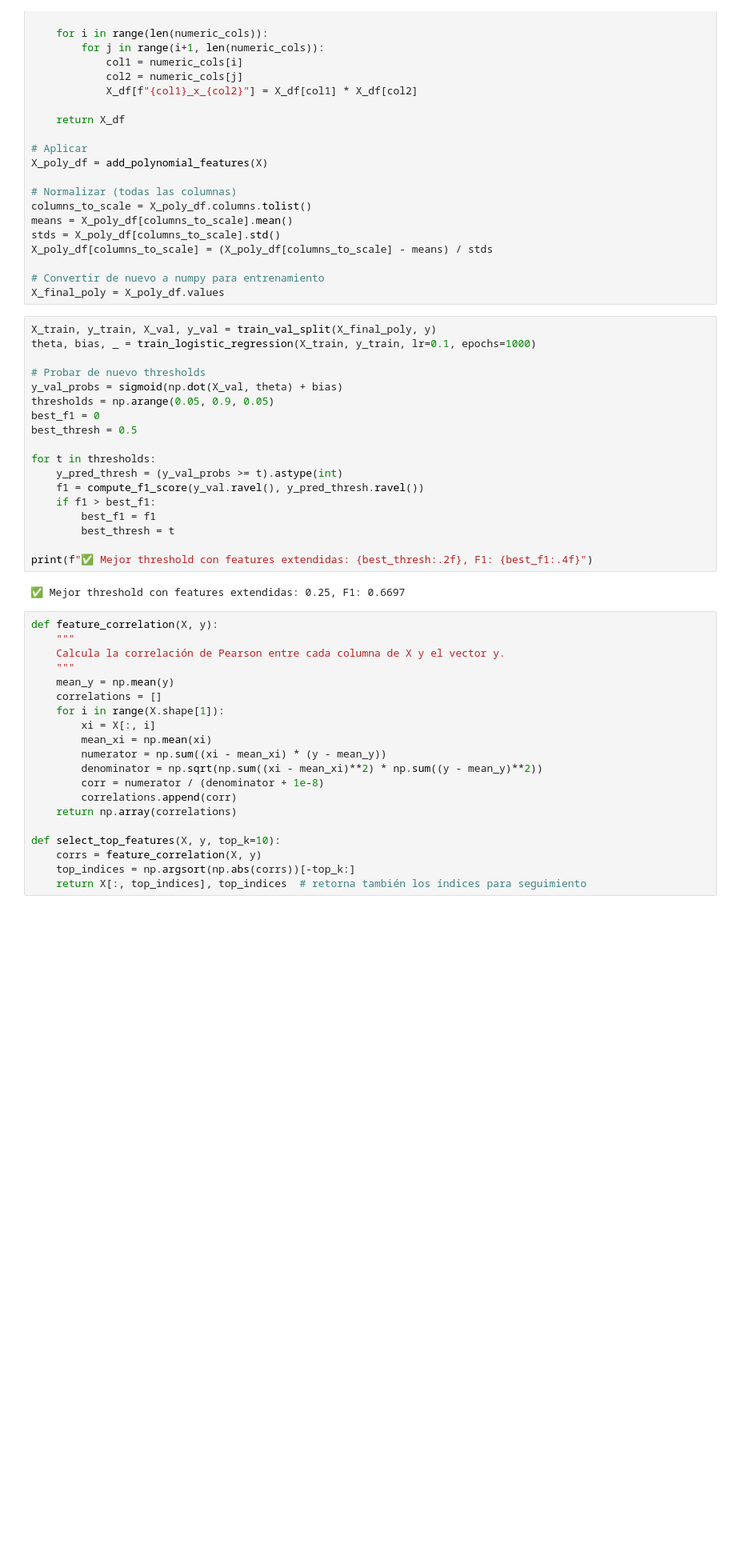
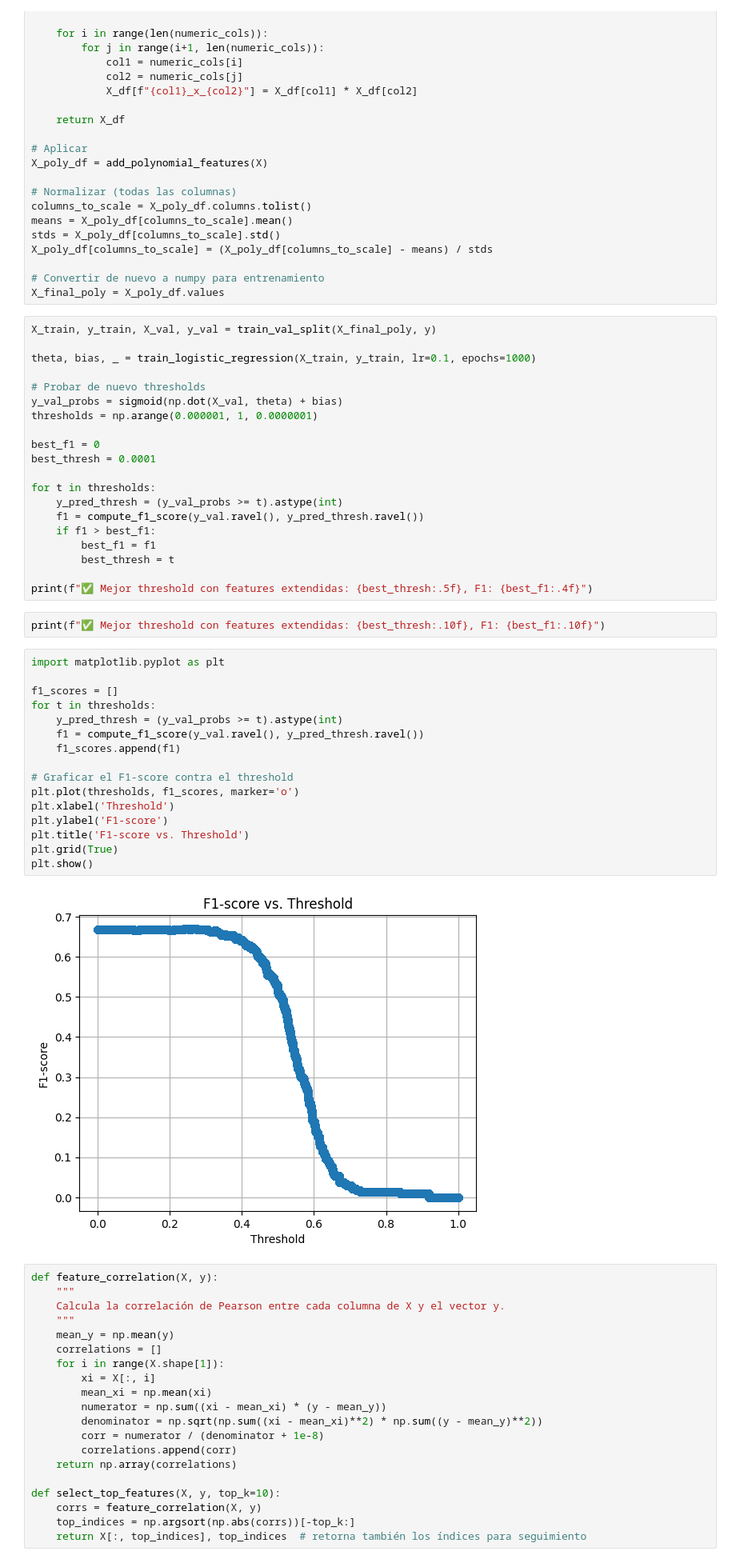
Before and after one commit to QuevedoD/Proyecto2, a Jupyter notebook: proyecto2p2.ipynb, the cells around one changed output. Shown at 80% size. Drawn from its saved outputs; the diff is of its cells as text; blank space fills up the shorter version.

```diff
--- a/proyecto2p2.ipynb
+++ b/proyecto2p2.ipynb
@@ -297,13 +268,15 @@ X_poly_df[columns_to_scale] = (X_poly_df[columns_to_scale] - means) / stds
 X_final_poly = X_poly_df.values
 # %%
 X_train, y_train, X_val, y_val = train_val_split(X_final_poly, y)
+
 theta, bias, _ = train_logistic_regression(X_train, y_train, lr=0.1, epochs=1000)
 
 # Probar de nuevo thresholds
 y_val_probs = sigmoid(np.dot(X_val, theta) + bias)
-thresholds = np.arange(0.05, 0.9, 0.05)
+thresholds = np.arange(0.000001, 1, 0.0000001)
+
 best_f1 = 0
-best_thresh = 0.5
+best_thresh = 0.0001
 
 for t in thresholds:
     y_pred_thresh = (y_val_probs >= t).astype(int)
@@ -312,9 +285,27 @@ for t in thresholds:
         best_f1 = f1
         best_thresh = t
 
-print(f"✅ Mejor threshold con features extendidas: {best_thresh:.2f}, F1: {best_f1:.4f}")
+print(f"✅ Mejor threshold con features extendidas: {best_thresh:.5f}, F1: {best_f1:.4f}")
-# %% [output]
-✅ Mejor threshold con features extendidas: 0.25, F1: 0.6697
+# %%
+print(f"✅ Mejor threshold con features extendidas: {best_thresh:.10f}, F1: {best_f1:.10f}")
+# %%
+import matplotlib.pyplot as plt
+
+f1_scores = []
+for t in thresholds:
+    y_pred_thresh = (y_val_probs >= t).astype(int)
+    f1 = compute_f1_score(y_val.ravel(), y_pred_thresh.ravel())
+    f1_scores.append(f1)
+
+# Graficar el F1-score contra el threshold
+plt.plot(thresholds, f1_scores, marker='o')
+plt.xlabel('Threshold')
+plt.ylabel('F1-score')
+plt.title('F1-score vs. Threshold')
+plt.grid(True)
+plt.show()
+# %% [output]
+[figure, added]
 # %%
 def feature_correlation(X, y):
     """
```
Also changed, not shown: parts of 8 cells of this notebook, 1 other file.
